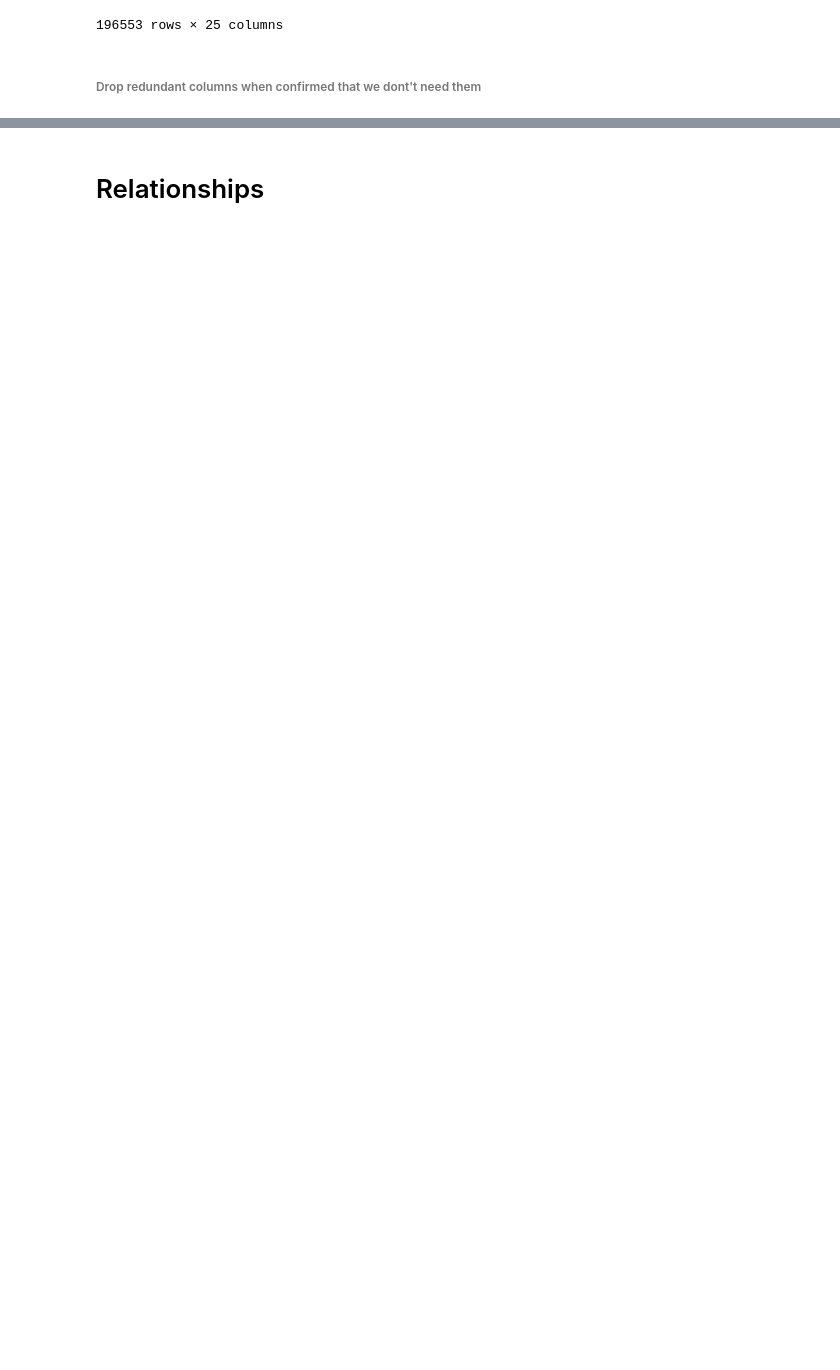
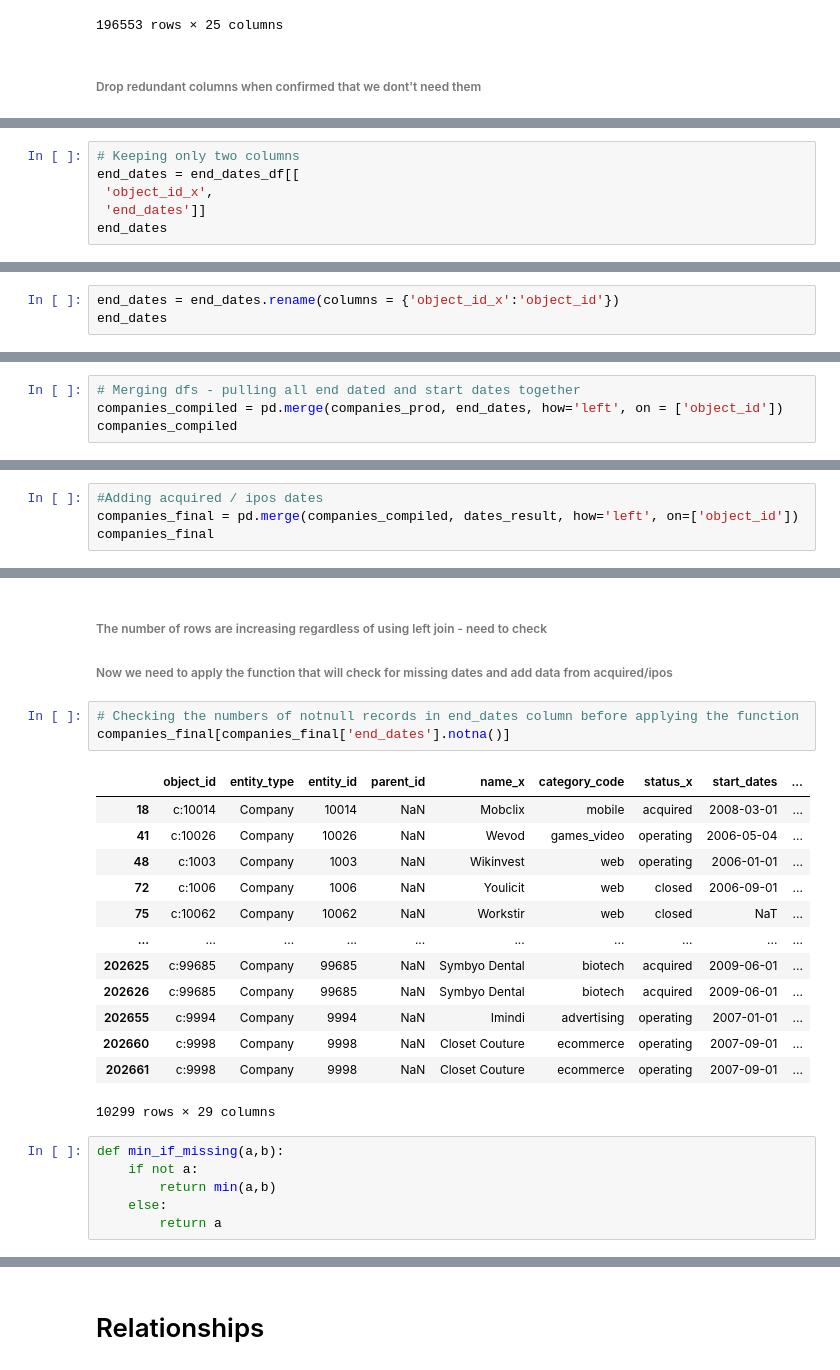
Before and after one commit to PaulIsenberg/FWIP_Venture, a Jupyter notebook: ETL_Winston_copy_transformation.ipynb, the cells around one changed output, grey strips where cells are left out. Saved outputs shown, nothing was run; the diff lists cells and outputs as text; blank space fills up the shorter version.

```diff
--- a/ETL_Winston_copy_transformation.ipynb
+++ b/ETL_Winston_copy_transformation.ipynb
@@ -991,0 +1236,6 @@ prod_mapped
+# %%
+# Keeping only two columns
+end_dates = end_dates_df[[
+ 'object_id_x',
+ 'end_dates']]
+end_dates
@@ -991,0 +1256,3 @@ prod_mapped
+# %%
+end_dates = end_dates.rename(columns = {'object_id_x':'object_id'})
+end_dates
@@ -991,0 +1273,4 @@ prod_mapped
+# %%
+# Merging dfs - pulling all end dated and start dates together
+companies_compiled = pd.merge(companies_prod, end_dates, how='left', on = ['object_id'])
+companies_compiled
@@ -991,0 +1291,4 @@ prod_mapped
+# %%
+#Adding acquired / ipos dates
+companies_final = pd.merge(companies_compiled, dates_result, how='left', on=['object_id'])
+companies_final
@@ -991,0 +1309,27 @@ prod_mapped
+# %% [markdown]
+###### The number of rows are increasing regardless of using left join - need to check
+
+###### Now we need to apply the function that will check for missing dates and add data from acquired/ipos
+# %%
+# Checking the numbers of notnull records in end_dates column before applying the function
+companies_final[companies_final['end_dates'].notna()]
+# %% [output]
+|  | object_id | entity_type | entity_id | parent_id | name_x | category_code | status_x | start_dates | ... |
+| 18 | c:10014 | Company | 10014 | NaN | Mobclix | mobile | acquired | 2008-03-01 | ... |
+| 41 | c:10026 | Company | 10026 | NaN | Wevod | games_video | operating | 2006-05-04 | ... |
+| 48 | c:1003 | Company | 1003 | NaN | Wikinvest | web | operating | 2006-01-01 | ... |
+| 72 | c:1006 | Company | 1006 | NaN | Youlicit | web | closed | 2006-09-01 | ... |
+| 75 | c:10062 | Company | 10062 | NaN | Workstir | web | closed | NaT | ... |
+| ... | ... | ... | ... | ... | ... | ... | ... | ... | ... |
+| 202625 | c:99685 | Company | 99685 | NaN | Symbyo Dental | biotech | acquired | 2009-06-01 | ... |
+| 202626 | c:99685 | Company | 99685 | NaN | Symbyo Dental | biotech | acquired | 2009-06-01 | ... |
+| 202655 | c:9994 | Company | 9994 | NaN | Imindi | advertising | operating | 2007-01-01 | ... |
+| 202660 | c:9998 | Company | 9998 | NaN | Closet Couture | ecommerce | operating | 2007-09-01 | ... |
+| 202661 | c:9998 | Company | 9998 | NaN | Closet Couture | ecommerce | operating | 2007-09-01 | ... |
+10299 rows × 29 columns
+# %%
+def min_if_missing(a,b):
+    if not a:
+        return min(a,b)
+    else:
+        return a
```
Also changed, not shown: parts of 90 cells of this notebook.
